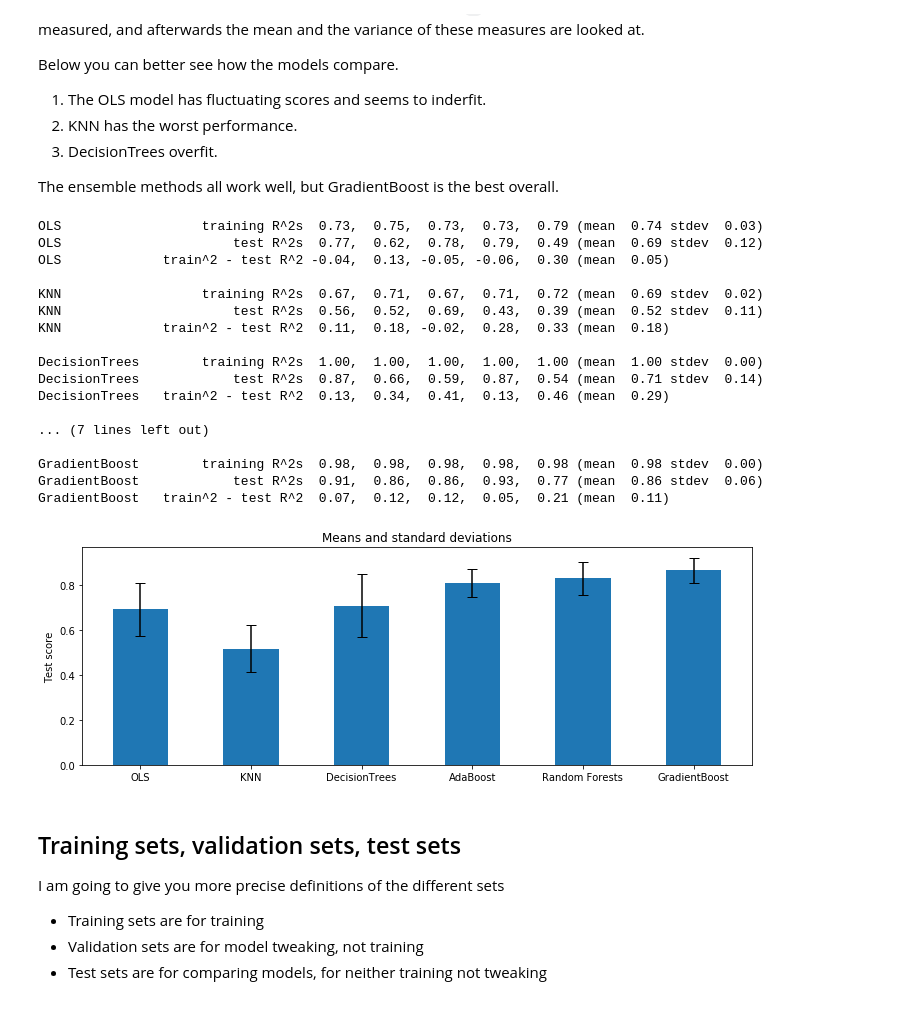
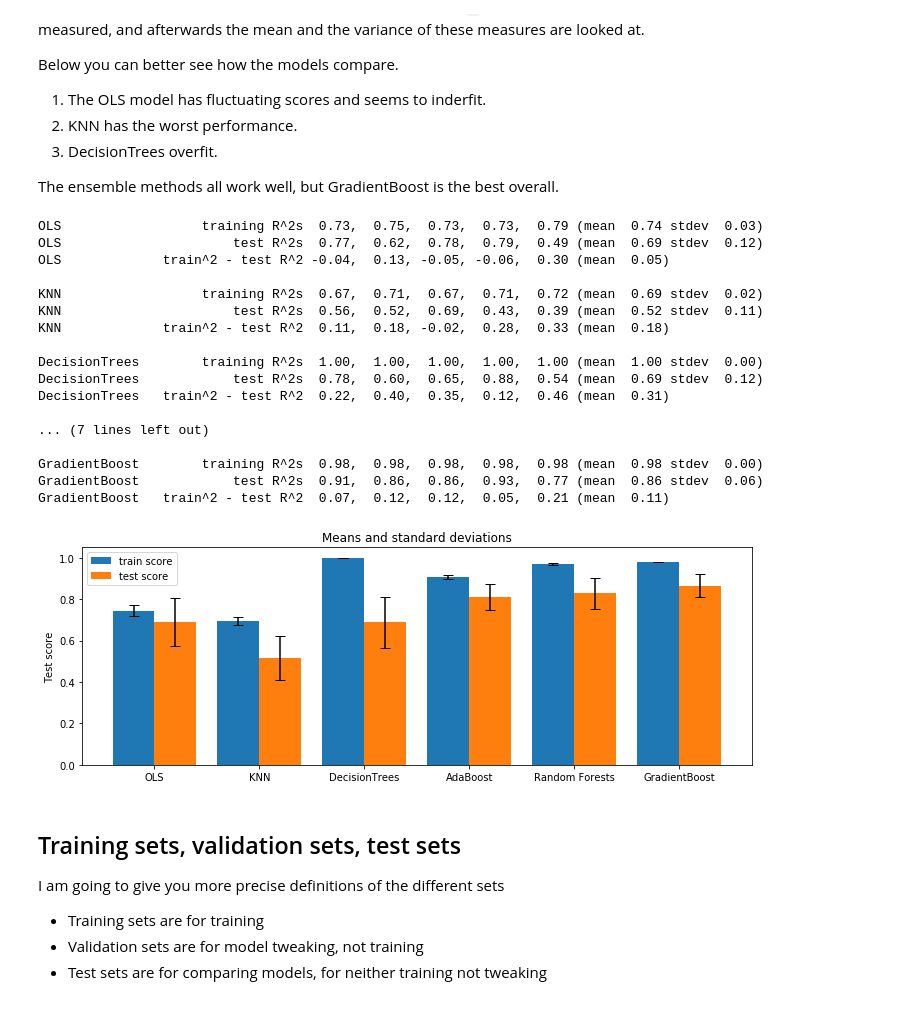
Before and after one commit to sjchiass/ml_guides, a Jupyter notebook: Statistical Learning/3_Model_Evaluation.ipynb, the cells around one changed output. Saved outputs shown, nothing was run; the diff lists cells and outputs as text; code cells hidden in the pictures.

```diff
--- a/Statistical Learning/3_Model_Evaluation.ipynb
+++ b/Statistical Learning/3_Model_Evaluation.ipynb
@@ -183,10 +242,7 @@ for i in [6]:
         print("QU mean/std {:}".format(
             " ".join(["[{:5.2f}/{:5.2f}]".format(m[k], s[k]) for m, s in zip(q_err_means, q_err_stds)]))
         )
-        print("        all [{:5.2f}/{:5.2f}]".format(
-            err_mean[k],
-            err_std[k])
-        )
+        print(f"        all [{err_mean[k]:5.2f}/{err_std[k]:5.2f}]")
         print()
         plt.subplot(2, 3, k+1)
         plt.errorbar(list(map(lambda s: "Q"+str(s), range(1, 5+1))),
@@ -246,7 +302,7 @@ regressors = {"OLS" : LinearRegression(),
 
 kf = KFold(n_splits = 5, random_state=1234, shuffle=True)
 
-names, means, stds = [], [], []
+names, train_means, train_stds, test_means, test_stds = [], [], [], [], []
 
 for name, regressor in regressors.items():
     train_r2s = []
@@ -270,41 +326,45 @@ for name, regressor in regressors.items():
     print()
     # Data for graph
     names.append(name)
-    means.append(mean_test_r2s)
-    stds.append(stdev_test_r2s)
+    train_means.append(mean_train_r2s)
+    train_stds.append(stdev_train_r2s)
+    test_means.append(mean_test_r2s)
+    test_stds.append(stdev_test_r2s)
 
 
 fig, ax = plt.subplots(figsize=(12, 4))
 
 # pyplot wants index numbers
 ind = np.arange(len(names))
 
-bars = ax.bar(ind, means, 0.5, yerr=stds, capsize=5)
+trains_bars = ax.bar(ind, train_means, 0.4, yerr=train_stds, capsize=5)
+test_bars = ax.bar(ind+0.4, test_means, 0.4, yerr=test_stds, capsize=5)
 
 plt.ylabel('Test score')
 plt.title('Means and standard deviations')
-plt.xticks(ind, names)
+plt.xticks(ind+0.2, names)
+plt.legend(["train score", "test score"])
 
 plt.show()
 # %% [output]
 OLS                  training R^2s  0.73,  0.75,  0.73,  0.73,  0.79 (mean  0.74 stdev  0.03)
 OLS                      test R^2s  0.77,  0.62,  0.78,  0.79,  0.49 (mean  0.69 stdev  0.12)
 OLS             train^2 - test R^2 -0.04,  0.13, -0.05, -0.06,  0.30 (mean  0.05)
 
 KNN                  training R^2s  0.67,  0.71,  0.67,  0.71,  0.72 (mean  0.69 stdev  0.02)
 KNN                      test R^2s  0.56,  0.52,  0.69,  0.43,  0.39 (mean  0.52 stdev  0.11)
 KNN             train^2 - test R^2  0.11,  0.18, -0.02,  0.28,  0.33 (mean  0.18)
 
 DecisionTrees        training R^2s  1.00,  1.00,  1.00,  1.00,  1.00 (mean  1.00 stdev  0.00)
-DecisionTrees            test R^2s  0.87,  0.66,  0.59,  0.87,  0.54 (mean  0.71 stdev  0.14)
-DecisionTrees   train^2 - test R^2  0.13,  0.34,  0.41,  0.13,  0.46 (mean  0.29)
+DecisionTrees            test R^2s  0.78,  0.60,  0.65,  0.88,  0.54 (mean  0.69 stdev  0.12)
+DecisionTrees   train^2 - test R^2  0.22,  0.40,  0.35,  0.12,  0.46 (mean  0.31)
 
 ... (7 lines left out)
 
 GradientBoost        training R^2s  0.98,  0.98,  0.98,  0.98,  0.98 (mean  0.98 stdev  0.00)
 GradientBoost            test R^2s  0.91,  0.86,  0.86,  0.93,  0.77 (mean  0.86 stdev  0.06)
 GradientBoost   train^2 - test R^2  0.07,  0.12,  0.12,  0.05,  0.21 (mean  0.11)
-[figure, old version]
+[figure, new version]
 # %% [markdown]
 ## Training sets, validation sets, test sets
 
```
Also changed, not shown: parts of 19 cells of this notebook, 1 other file.
